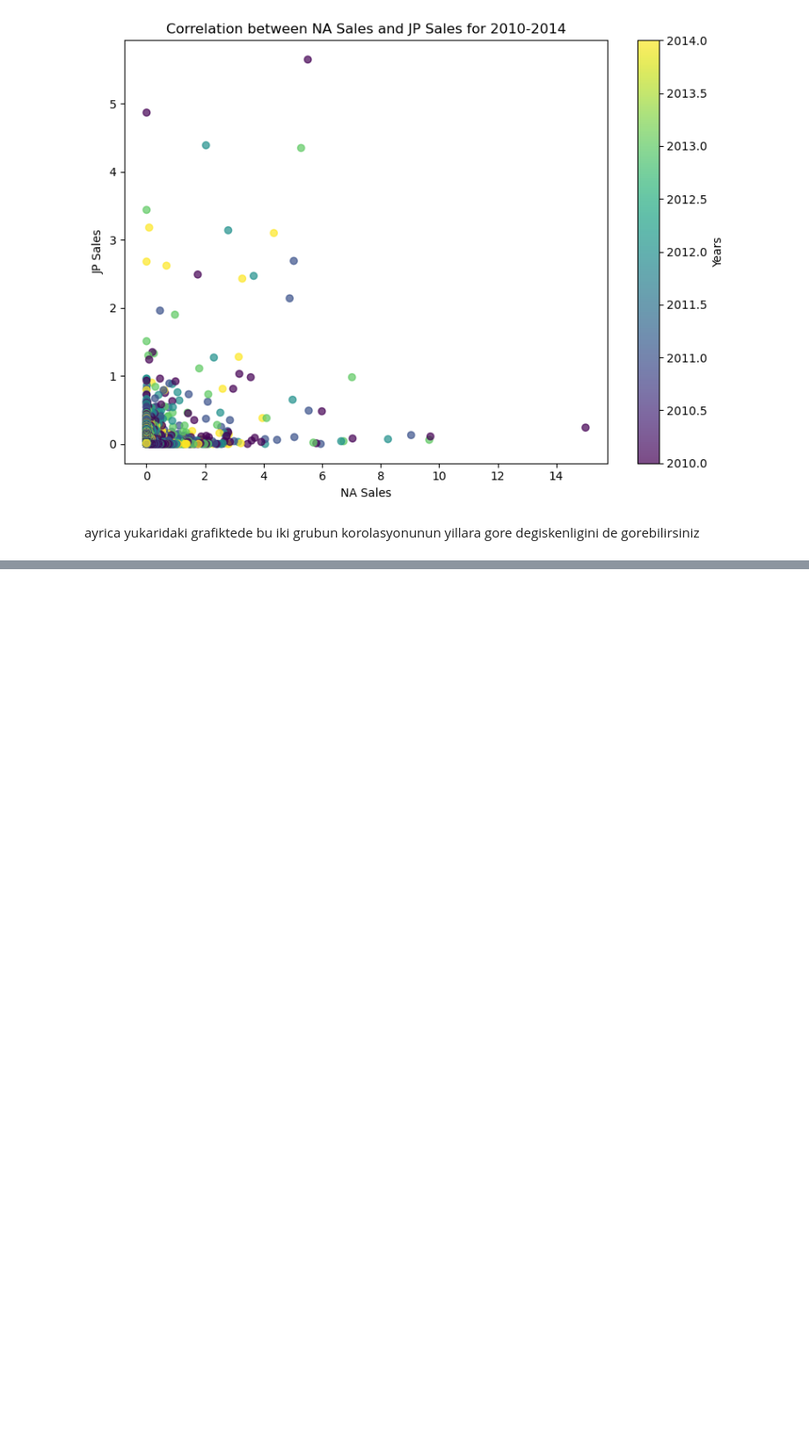
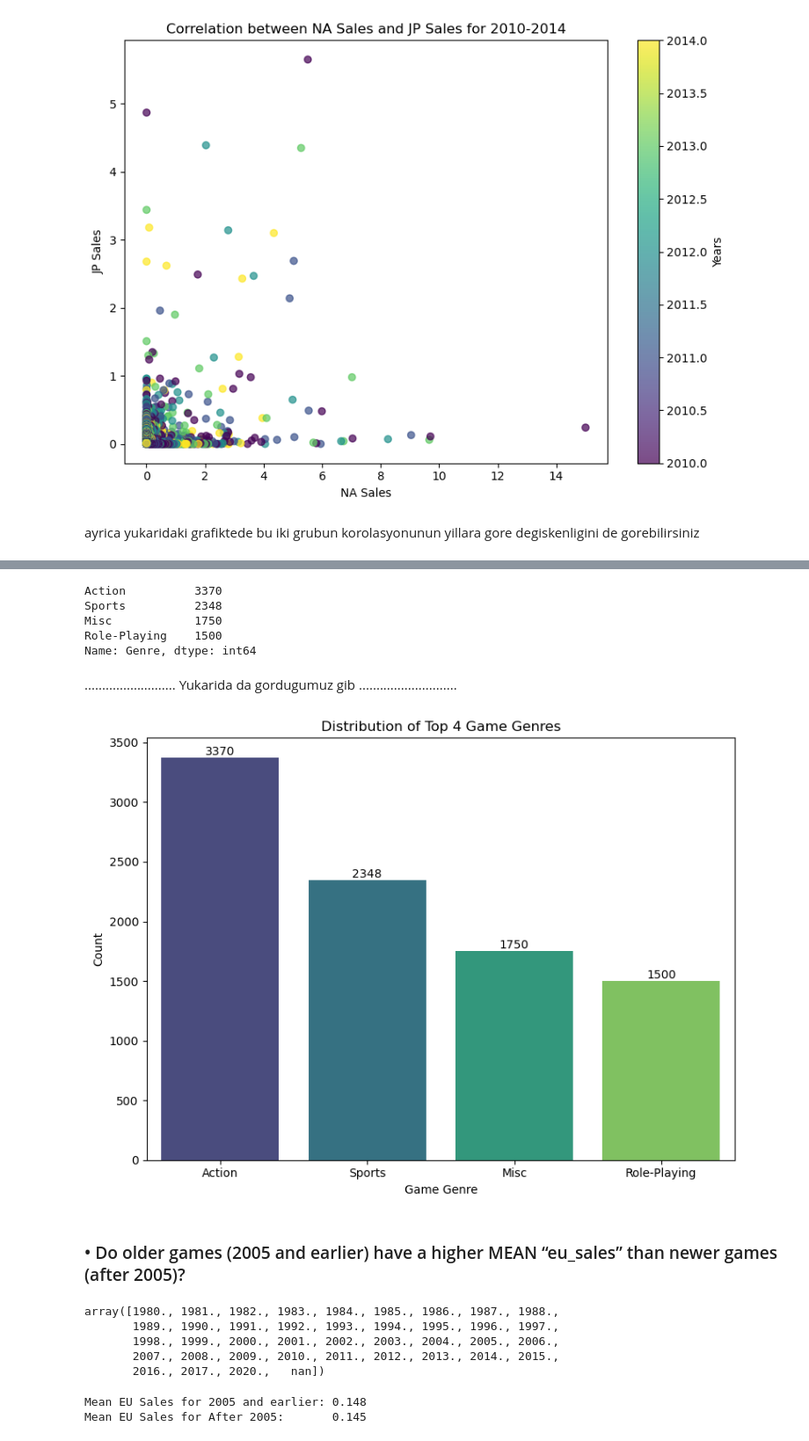
Before and after one commit to SertacBattal/HDIP_DDViz_CA1, a Jupyter notebook: SertacBattal_DVizHDip_CA1.ipynb, the cells around one changed output, grey strips where cells are left out. Shown at 88% size. Drawn from its saved outputs; the diff is of its cells as text; code cells hidden in the pictures; blank space fills up the shorter version.

```diff
--- a/SertacBattal_DVizHDip_CA1.ipynb
+++ b/SertacBattal_DVizHDip_CA1.ipynb
@@ -137,0 +145,3 @@ ayrica yukaridaki grafiktede bu iki grubun korolasyonunun yillara gore degiskenl
+# %%
+value_counts = vgsales_df['Genre'].value_counts(dropna=False)
+print(value_counts)
@@ -137,0 +163,46 @@ ayrica yukaridaki grafiktede bu iki grubun korolasyonunun yillara gore degiskenl
+# %%
+most_4_genres = value_counts.head(4)
+print(most_4_genres)
+# %% [output]
+Action          3370
+Sports          2348
+Misc            1750
+Role-Playing    1500
+Name: Genre, dtype: int64
+# %% [markdown]
+.......................... Yukarida da gordugumuz gib ............................
+# %%
+import seaborn as sns
+
+most_4_genres = most_4_genres.reset_index()
+
+plt.figure(figsize=(8, 6))
+ax = sns.barplot(x='index', y='Genre', data=most_4_genres, estimator="sum", palette='viridis', errorbar=None)
+ax.bar_label(ax.containers[0], fontsize=10);
+plt.xlabel('Game Genre')
+plt.ylabel('Count')
+plt.title('Distribution of Top 4 Game Genres')
+plt.tight_layout()
+
+plt.show()
+# %% [output]
+[figure, added]
+# %% [markdown]
+### • Do older games (2005 and earlier) have a higher MEAN “eu_sales” than newer games (after 2005)?
+# %%
+np.sort(vgsales_df['Year_of_Release'].unique())
+# %% [output]
+array([1980., 1981., 1982., 1983., 1984., 1985., 1986., 1987., 1988.,
+       1989., 1990., 1991., 1992., 1993., 1994., 1995., 1996., 1997.,
+       1998., 1999., 2000., 2001., 2002., 2003., 2004., 2005., 2006.,
+       2007., 2008., 2009., 2010., 2011., 2012., 2013., 2014., 2015.,
+       2016., 2017., 2020.,   nan])
+# %%
+older_games_mean_sales = vgsales_df[vgsales_df['Year_of_Release'] <= 2005]['EU_Sales'].mean()
+newer_games_mean_sales = vgsales_df[vgsales_df['Year_of_Release'] > 2005]['EU_Sales'].mean()
+
+print("Mean EU Sales for 2005 and earlier: {:.3f}".format(older_games_mean_sales))
+print("Mean EU Sales for After 2005:       {:.3f}".format(newer_games_mean_sales))
+# %% [output]
+Mean EU Sales for 2005 and earlier: 0.148
+Mean EU Sales for After 2005:       0.145
```
Also changed, not shown: parts of 11 cells of this notebook.
